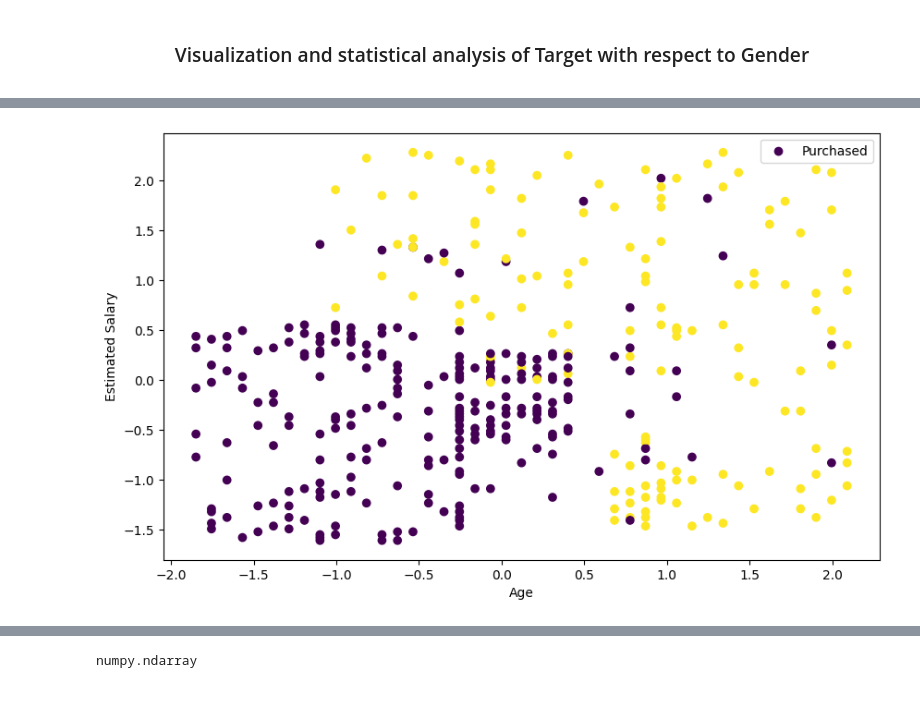
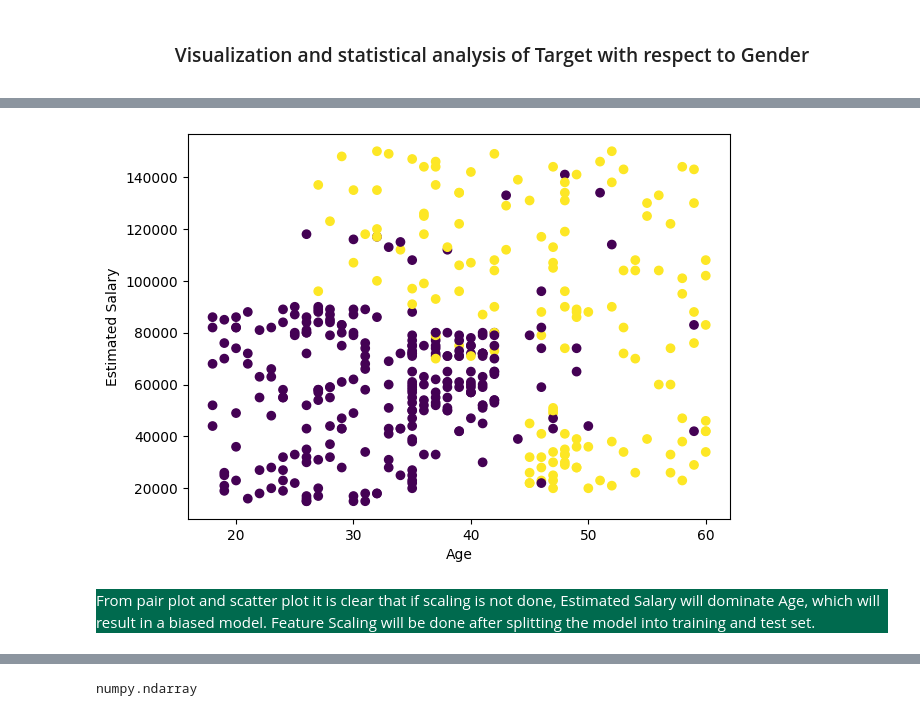
Before and after one commit to The1one1/ML_algo_Code, a Jupyter notebook: svm.ipynb, the cells around one changed output, grey strips where cells are left out. Saved outputs shown, nothing was run; the diff lists cells and outputs as text; code cells hidden in the pictures.

```diff
--- a/svm.ipynb
+++ b/svm.ipynb
@@ -19,2 +22,2 @@ gender_df = df.drop(['User ID'], axis=1, inplace=False)
 # %%
-df.drop(['User ID','Gender'], axis = 1, inplace = True)
+# df.drop(['User ID','Gender'], axis = 1, inplace = True)
@@ -58,2 +49,0 @@ df.duplicated().sum()
-# %%
-df.drop_duplicates(keep = 'last', inplace=True)
@@ -189,11 +216,13 @@ processed_df = scaler.fit_transform(df)
 # %%
-plt.figure(figsize = (10, 6))
-# also used legend to differentiate between the two classes
-plt.scatter(processed_df[:, 0], processed_df[:, 1], c = df['Purchased'], label = 'Purchased')
-plt.xlabel('Age')
-plt.ylabel('Estimated Salary')
-# lagend for the graph
-plt.legend()
+# considering Age and EstimatedSalary as x and y axis respectively and Purchased varible to differentiate between the two classes. draw graph
+plt.figure(figsize = (7, 5))
+plt.scatter(df['Age'], df['EstimatedSalary'], c = df['Purchased'])
+plt.xlabel("Age")
+plt.ylabel("Estimated Salary")
 plt.show()
 # %% [output]
-[figure, old version]
+[figure, new version]
+# %% [markdown]
+<div style="background-color:#006a4e; color: white">
+From pair plot and scatter plot it is clear that if scaling is not done, Estimated Salary will dominate Age, which will result in a biased model. Feature Scaling will be done after splitting the model into training and test set.
+</div>
```
Also changed, not shown: parts of 71 cells of this notebook.
